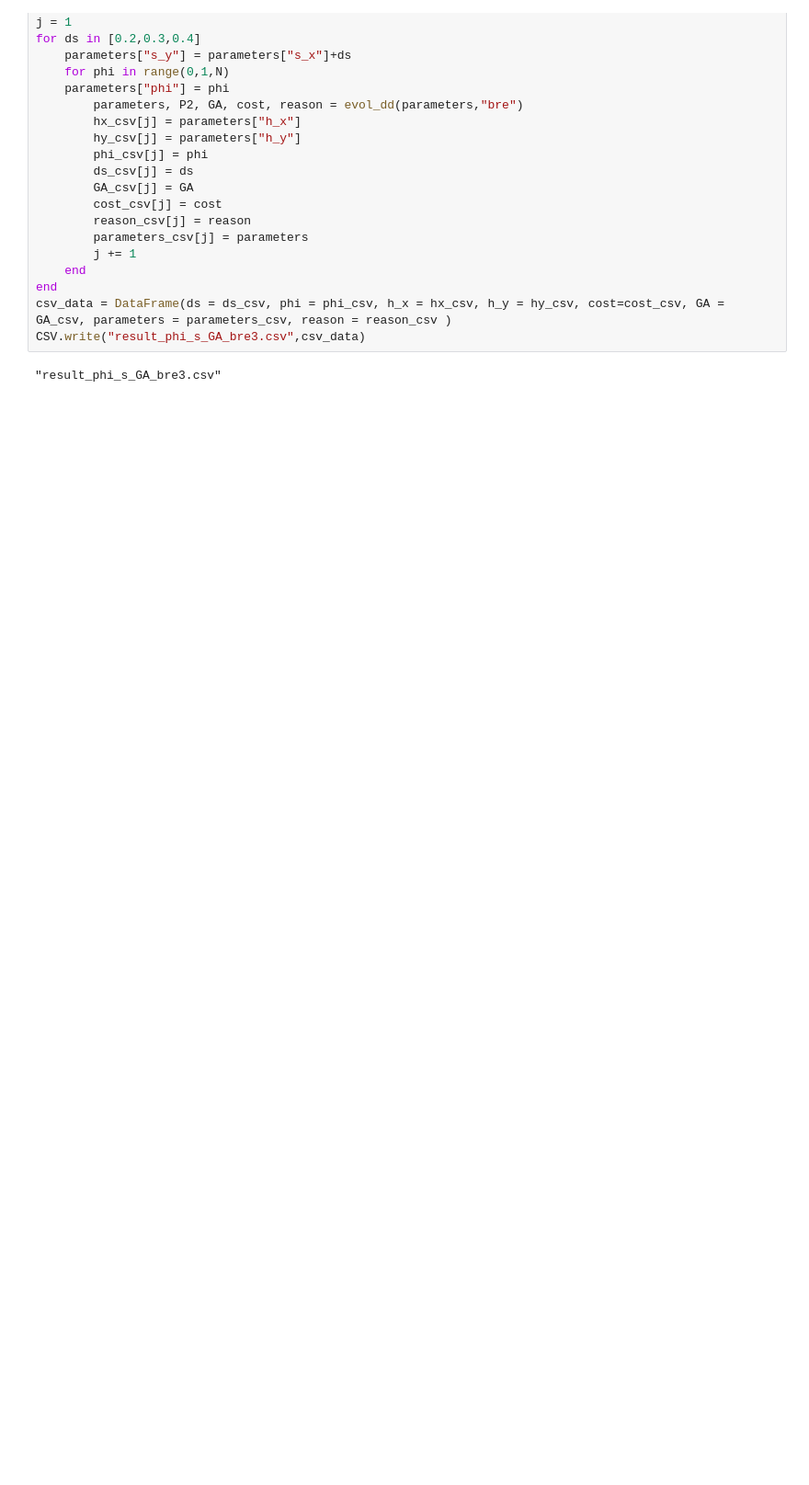
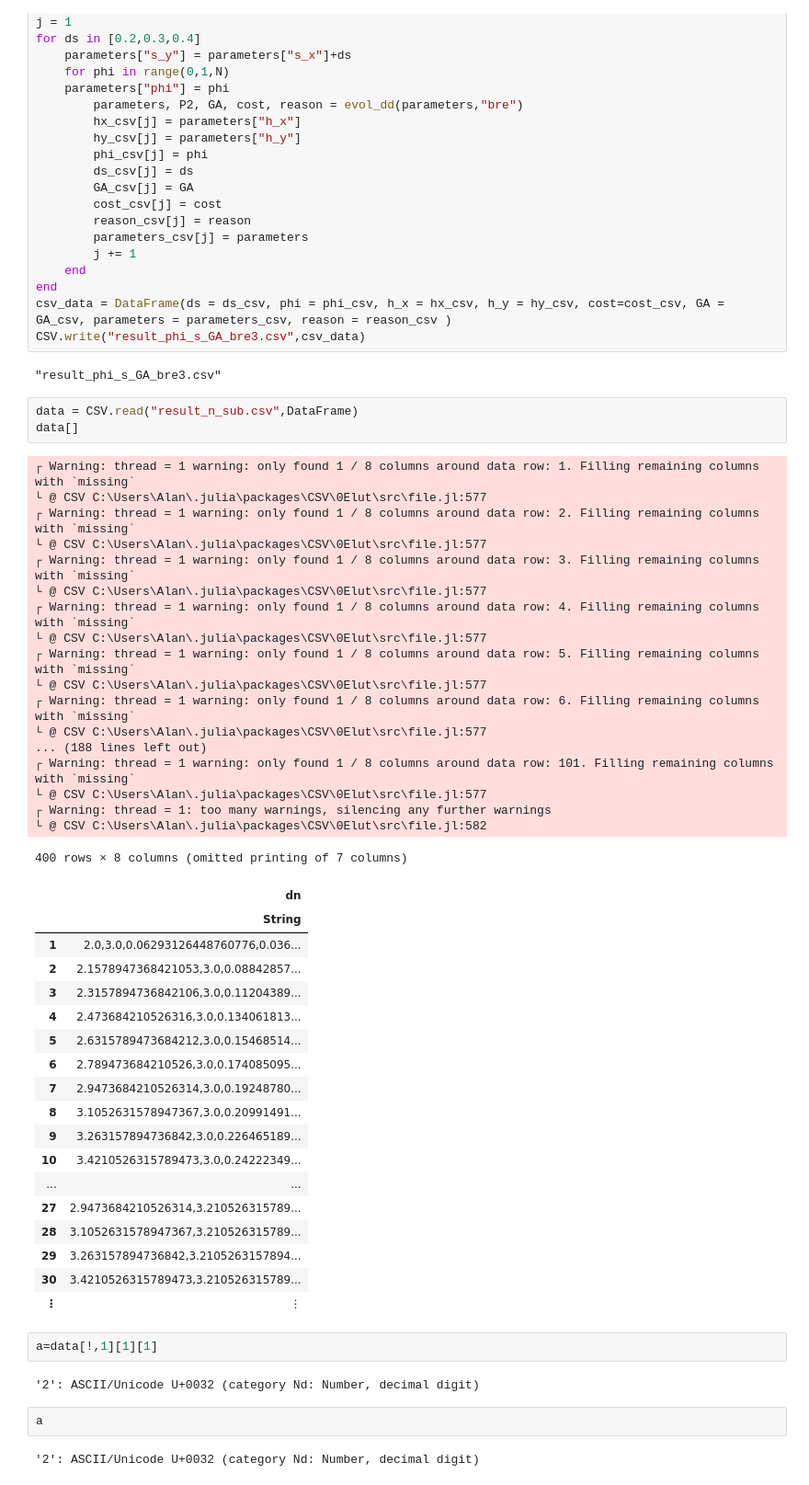
Before and after one commit to aflatresUWO/coop_breed_group_size, a Jupyter notebook: main.ipynb, the cells around one changed output. Shown at 92% size. Saved outputs shown, nothing was run; the diff lists cells and outputs as text; blank space fills up the shorter version.

```diff
--- a/main.ipynb
+++ b/main.ipynb
@@ -1218,3 +1090,51 @@ csv_data = DataFrame(ds = ds_csv, phi = phi_csv, h_x = hx_csv, h_y = hy_csv, cos
 CSV.write("result_phi_s_GA_bre3.csv",csv_data)
 # %% [output]
 "result_phi_s_GA_bre3.csv"
+# %%
+data = CSV.read("result_n_sub.csv",DataFrame)
+data[]
+# %% [output]
+┌ Warning: thread = 1 warning: only found 1 / 8 columns around data row: 1. Filling remaining columns with `missing`
+└ @ CSV C:\Users\Alan\.julia\packages\CSV\0Elut\src\file.jl:577
+┌ Warning: thread = 1 warning: only found 1 / 8 columns around data row: 2. Filling remaining columns with `missing`
+└ @ CSV C:\Users\Alan\.julia\packages\CSV\0Elut\src\file.jl:577
+┌ Warning: thread = 1 warning: only found 1 / 8 columns around data row: 3. Filling remaining columns with `missing`
+└ @ CSV C:\Users\Alan\.julia\packages\CSV\0Elut\src\file.jl:577
+┌ Warning: thread = 1 warning: only found 1 / 8 columns around data row: 4. Filling remaining columns with `missing`
+└ @ CSV C:\Users\Alan\.julia\packages\CSV\0Elut\src\file.jl:577
+┌ Warning: thread = 1 warning: only found 1 / 8 columns around data row: 5. Filling remaining columns with `missing`
+└ @ CSV C:\Users\Alan\.julia\packages\CSV\0Elut\src\file.jl:577
+┌ Warning: thread = 1 warning: only found 1 / 8 columns around data row: 6. Filling remaining columns with `missing`
+└ @ CSV C:\Users\Alan\.julia\packages\CSV\0Elut\src\file.jl:577
+... (188 lines left out)
+┌ Warning: thread = 1 warning: only found 1 / 8 columns around data row: 101. Filling remaining columns with `missing`
+└ @ CSV C:\Users\Alan\.julia\packages\CSV\0Elut\src\file.jl:577
+┌ Warning: thread = 1: too many warnings, silencing any further warnings
+└ @ CSV C:\Users\Alan\.julia\packages\CSV\0Elut\src\file.jl:582
+400 rows × 8 columns (omitted printing of 7 columns)
+|  | dn |
+|  | String |
+| 1 | 2.0,3.0,0.06293126448760776,0.036... |
+| 2 | 2.1578947368421053,3.0,0.08842857... |
+| 3 | 2.3157894736842106,3.0,0.11204389... |
+| 4 | 2.473684210526316,3.0,0.134061813... |
+| 5 | 2.6315789473684212,3.0,0.15468514... |
+| 6 | 2.789473684210526,3.0,0.174085095... |
+| 7 | 2.9473684210526314,3.0,0.19248780... |
+| 8 | 3.1052631578947367,3.0,0.20991491... |
+| 9 | 3.263157894736842,3.0,0.226465189... |
+| 10 | 3.4210526315789473,3.0,0.24222349... |
+| ... | ... |
+| 27 | 2.9473684210526314,3.210526315789... |
+| 28 | 3.1052631578947367,3.210526315789... |
+| 29 | 3.263157894736842,3.2105263157894... |
+| 30 | 3.4210526315789473,3.210526315789... |
+| ⋮ | ⋮ |
+# %%
+a=data[!,1][1][1]
+# %% [output]
+'2': ASCII/Unicode U+0032 (category Nd: Number, decimal digit)
+# %%
+a
+# %% [output]
+'2': ASCII/Unicode U+0032 (category Nd: Number, decimal digit)
```
Also changed, not shown: parts of 24 cells of this notebook.
